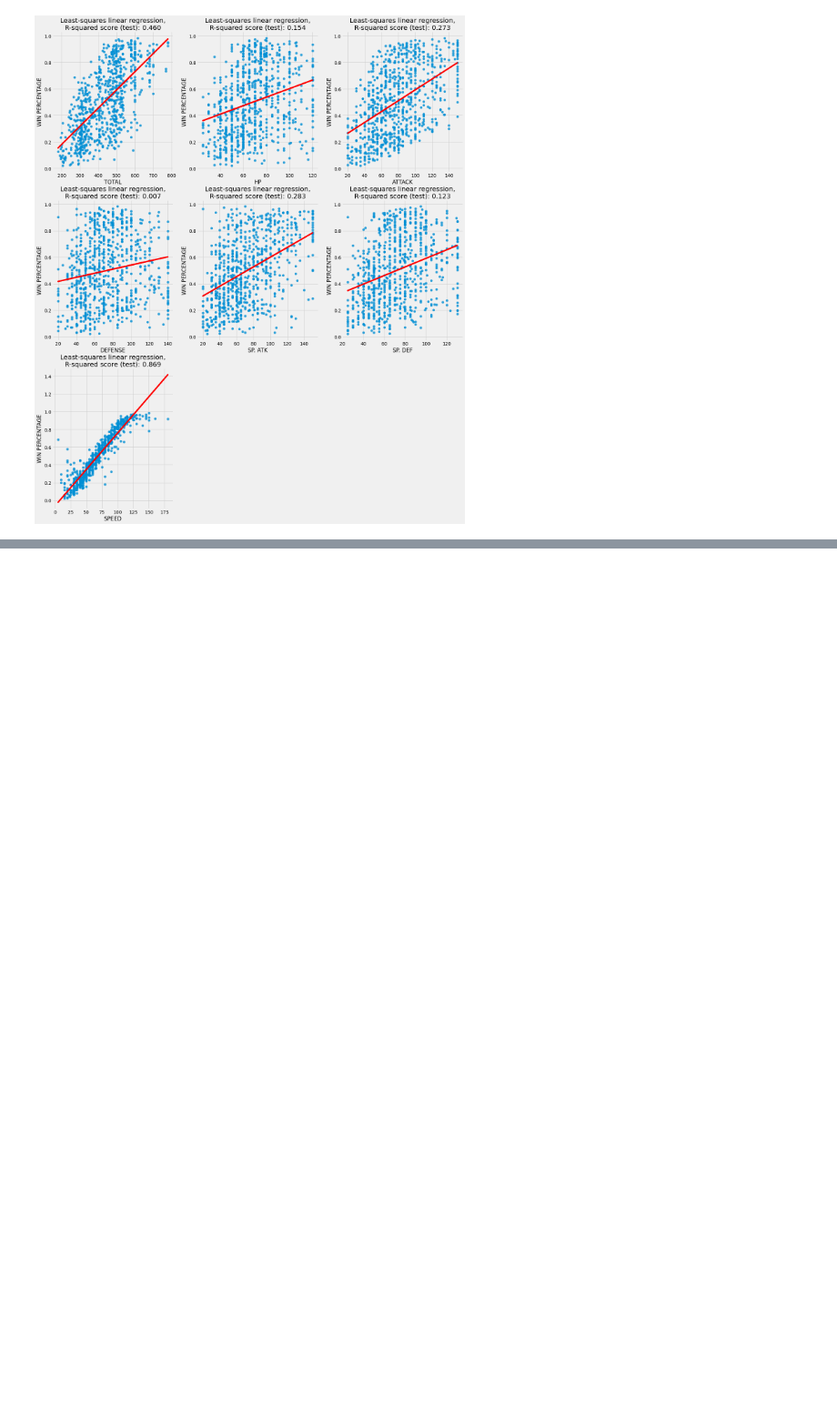
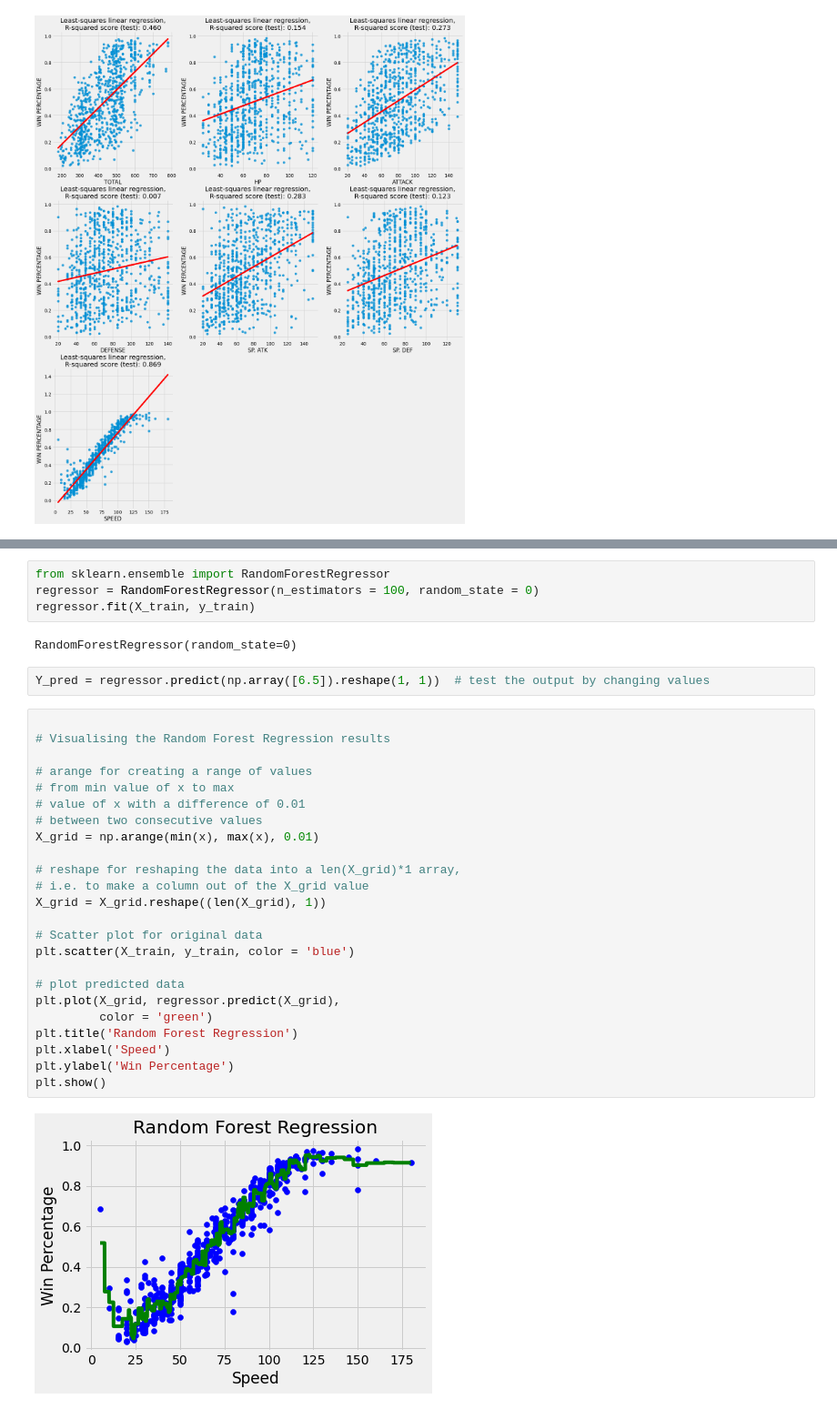
Before and after one commit to mehmetizmirlioglu/pokemon, a Jupyter notebook: pokemon.ipynb, the cells around one changed output, grey strips where cells are left out. Shown at 91% size. Cells and saved outputs as stored; diff of their text form; blank space fills up the shorter version.

Commit message:
regressions

```diff
--- a/pokemon.ipynb
+++ b/pokemon.ipynb
@@ -396,0 +379,34 @@ plt.show()
+# %%
+from sklearn.ensemble import RandomForestRegressor
+regressor = RandomForestRegressor(n_estimators = 100, random_state = 0)
+regressor.fit(X_train, y_train)
+# %% [output]
+RandomForestRegressor(random_state=0)
+# %%
+Y_pred = regressor.predict(np.array([6.5]).reshape(1, 1))  # test the output by changing values
+# %%
+
+# Visualising the Random Forest Regression results
+
+# arange for creating a range of values
+# from min value of x to max
+# value of x with a difference of 0.01
+# between two consecutive values
+X_grid = np.arange(min(x), max(x), 0.01)
+
+# reshape for reshaping the data into a len(X_grid)*1 array,
+# i.e. to make a column out of the X_grid value
+X_grid = X_grid.reshape((len(X_grid), 1))
+
+# Scatter plot for original data
+plt.scatter(X_train, y_train, color = 'blue')
+
+# plot predicted data
+plt.plot(X_grid, regressor.predict(X_grid),
+         color = 'green')
+plt.title('Random Forest Regression')
+plt.xlabel('Speed')
+plt.ylabel('Win Percentage')
+plt.show()
+# %% [output]
+[figure, added]
```
Also changed, not shown: parts of 6 cells of this notebook.
